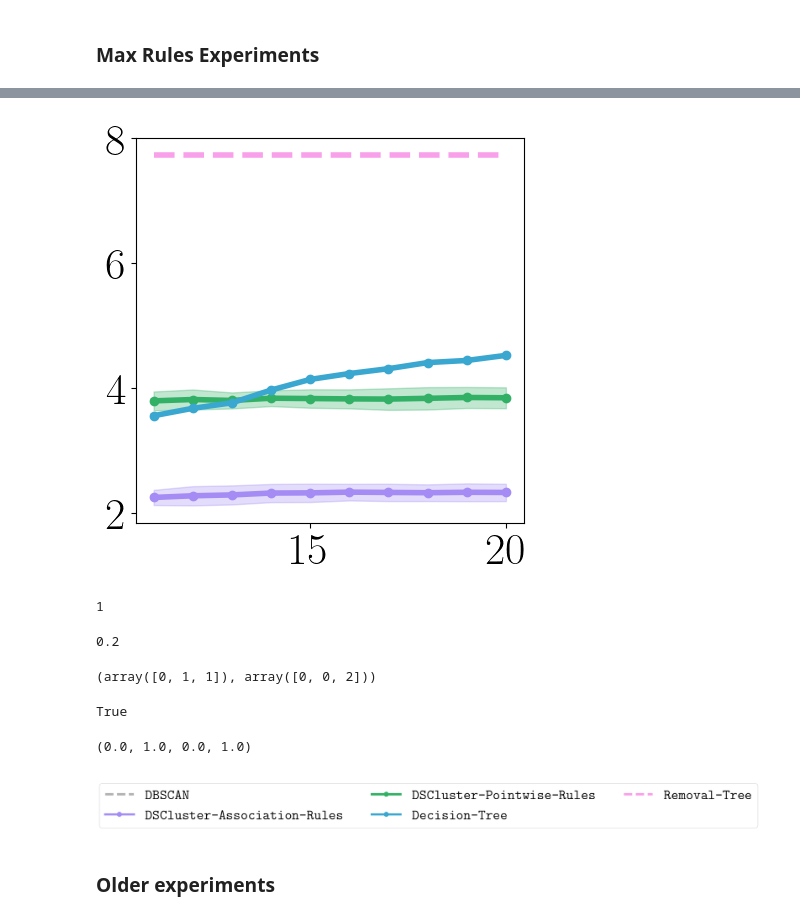
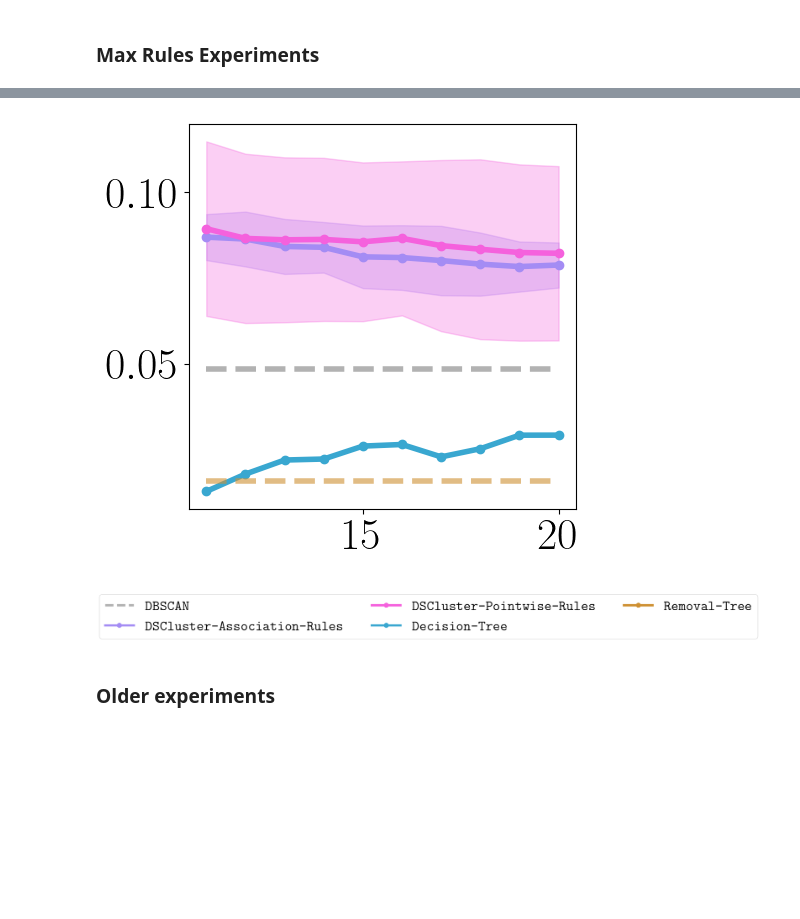
Before and after one commit to kevinqnb/interpretable-clustering, a Jupyter notebook: examples/experiments.ipynb, the cells around one changed output, grey strips where cells are left out. Cells and saved outputs as stored; diff of their text form; code cells hidden in the pictures; blank space fills up the shorter version.

Commit message:
figures and cliamte experiments

```diff
--- a/examples/experiments.ipynb
+++ b/examples/experiments.ipynb
@@ -30,12 +33,12 @@ color_dict = {
     'KMeans' : 'grey',
     'DBSCAN' : 'grey',
     'Decision-Tree': cmap(5),
-    'Removal-Tree': cmap(7),
+    'Removal-Tree': cmap(1),
     'ExKMC': cmap(0),
-    'Shallow-Tree': cmap(2),
-    'IDS': cmap(1),
+    'Shallow-Tree': cmap(3),
+    'IDS': cmap(2),
     'DSCluster-Association-Rules': cmap(6),
-    'DSCluster-Pointwise-Rules': cmap(3)
+    'DSCluster-Pointwise-Rules': cmap(7)
 }
 
 linestyle_dict = {
@@ -63,13 +66,16 @@ files.
 # Specify a dataset
 dataset = 'digits'
 
+# Specify an experiment
+experiment = 'max_rules'
+
 # Specify reference clustering
 ref = 'dbscan'
 # %% [markdown]
 ### Max Rules Experiments
 # %%
 # Load experiment results
-fname = "../data/experiments/" + dataset + "/max_rules/exp_" + ref + ".csv"
+fname = "../data/experiments/" + dataset + "/" + experiment + "/exp_" + ref + ".csv"
 experiment_df = pd.read_csv(fname, header=[0, 1, 2], index_col=0)
 
 # Computes statistics:
@@ -94,7 +102,7 @@ mean_df
 # %%
 #measurement = 'Coverage-Mistake-Score'
-#measurement = 'Silhouette-Score'
-measurement = 'weighted-average-rule-length'
+measurement = 'Silhouette-Score'
+#measurement = 'weighted-average-rule-length'
 xaxis = True
 yaxis = True
 
@@ -115,39 +123,37 @@ for method in measurement_mean_df.columns:
             color = color_dict[method],
             alpha = 0.6,
             label = method,
             linewidth = 4,
             linestyle = linestyle_dict[method]
         )
     else:
         ax.plot(
             measurement_mean_df.index,
             measurement_mean_df[method],
             color = color_dict[method],
             label = method,
             linewidth = 4,
             marker='o',
             markersize = 6,
         )
         ax.fill_between(
             measurement_mean_df.index,
             measurement_mean_df[method] - measurement_std_df[method],
             measurement_mean_df[method] + measurement_std_df[method],
             color= color_dict[method],
             alpha=0.3
         )
 
 
 if not xaxis:
     plt.xticks([])
 if not yaxis:
     plt.yticks([])
+
+plt.savefig(
+    "../figures/" + dataset + "/" + experiment + "/" + ref + "/" + measurement.replace(" ", "_") + ".png",
+    bbox_inches='tight'
+)
+plt.show()
 # %% [output]
-[figure, old version]
+[figure, new version]
-# %%
-np.random.geometric(p = 1/3)
-# %% [output]
-1
-# %%
-1/5
-# %% [output]
-0.2
@@ -156,11 +160,3 @@ ismove = np.array([[True, False, False], [True, False, True]], dtype = bool)
-# %%
-np.where(ismove)
-# %% [output]
-(array([0, 1, 1]), array([0, 0, 2]))
-# %%
-np.any(ismove)
-# %% [output]
-True
 # %%
 # Legend:
 fig, ax = plt.subplots(figsize = (6,1))
@@ -193,9 +189,13 @@ for method in measurement_mean_df.columns:
 
 ax.legend(handles=legend_elements, ncol=3)
 ax.axis('off')
+
+plt.savefig(
+    "../figures/" + dataset + "/" + experiment + "/" + ref + "/legend.png",
+    bbox_inches='tight'
+)
 # %% [output]
-(0.0, 1.0, 0.0, 1.0)
-[figure, old version]
+[figure, new version]
 # %% [markdown]
 ### Older experiments
 # %%
```
Also changed, not shown: parts of 3 cells of this notebook, 19 other files.
